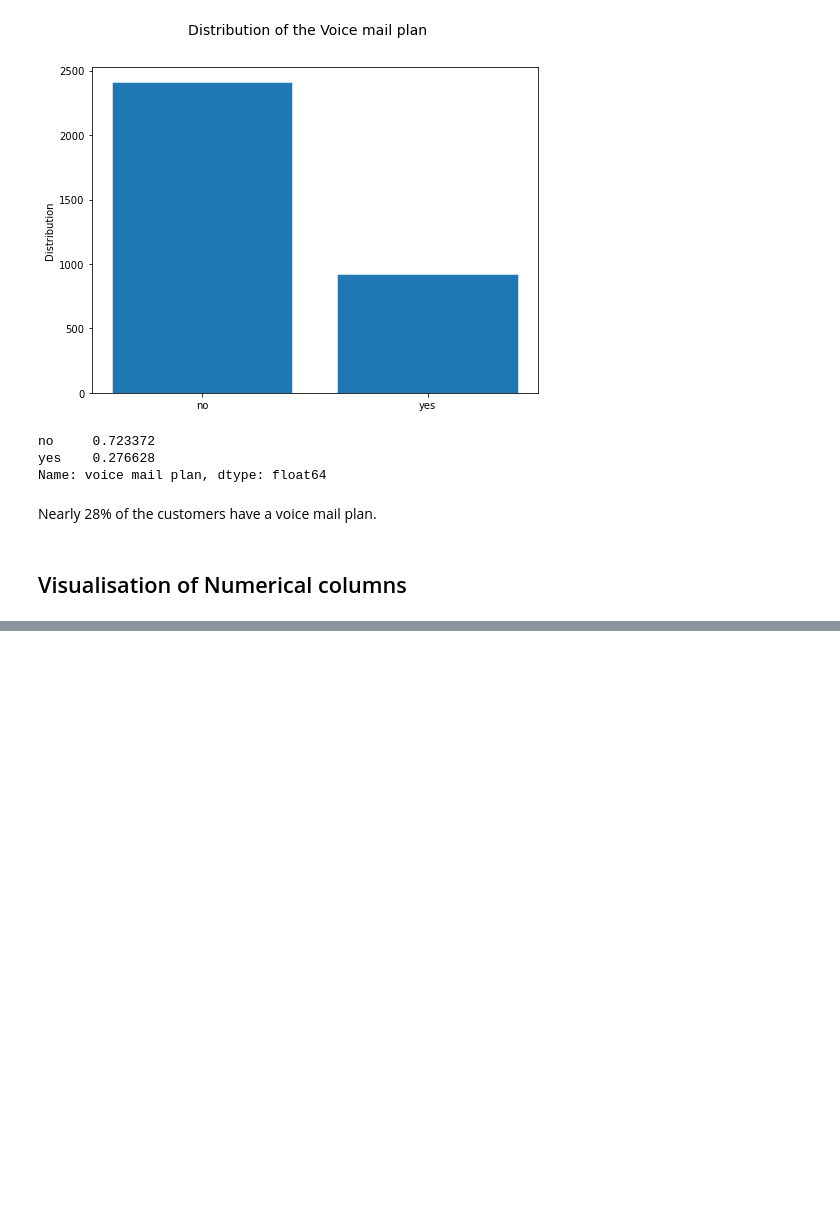
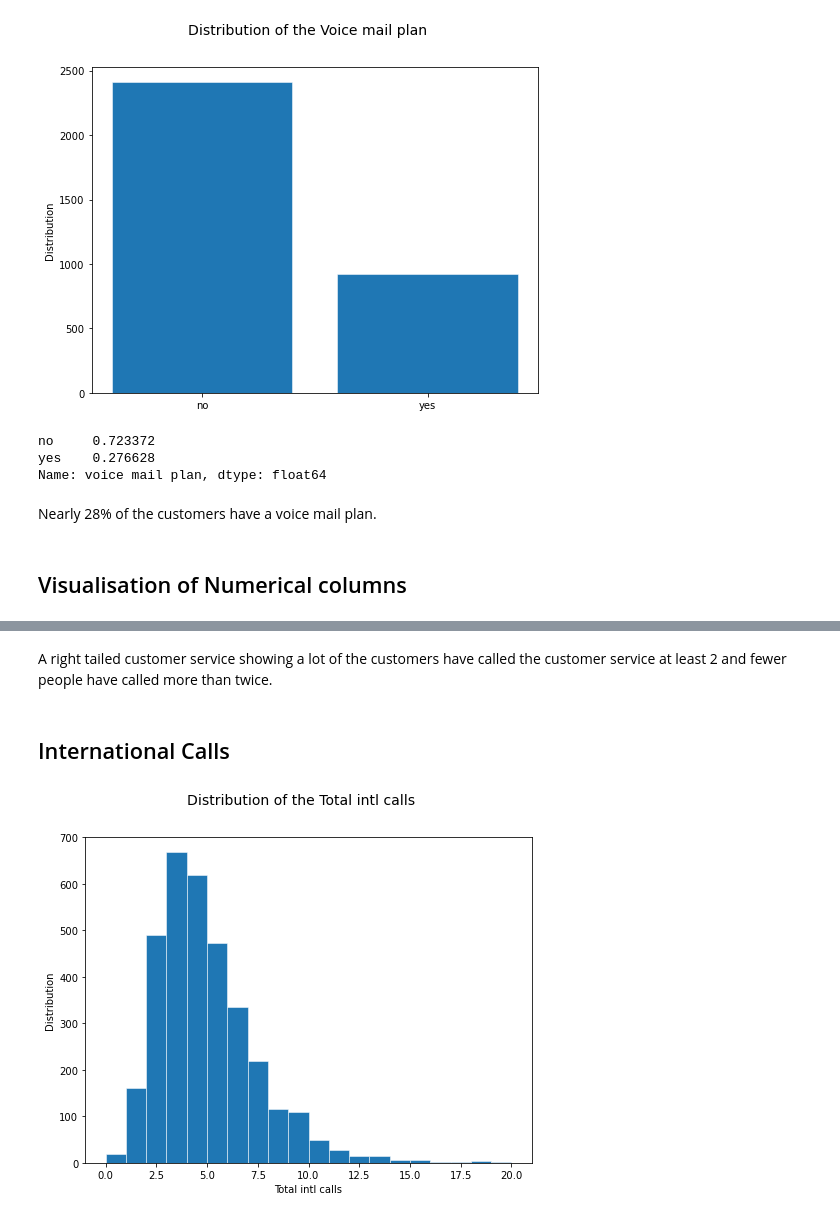
Before and after one commit to Choxy1/syria-tel, a Jupyter notebook: index.ipynb, the cells around one changed output, grey strips where cells are left out. Saved outputs shown, nothing was run; the diff lists cells and outputs as text; code cells hidden in the pictures; blank space fills up the shorter version.

```diff
--- a/index.ipynb
+++ b/index.ipynb
@@ -698,0 +713,8 @@ Nearly 28% of the customers have a voice mail plan.
+# %% [markdown]
+A right tailed customer service showing a lot of the customers have called the customer service at least 2 and fewer people have called more than twice.
+# %% [markdown]
+##  International Calls
+# %%
+univariate_plot('total intl calls')
+# %% [output]
+[figure, added]
```
Also changed, not shown: parts of 17 cells of this notebook.
